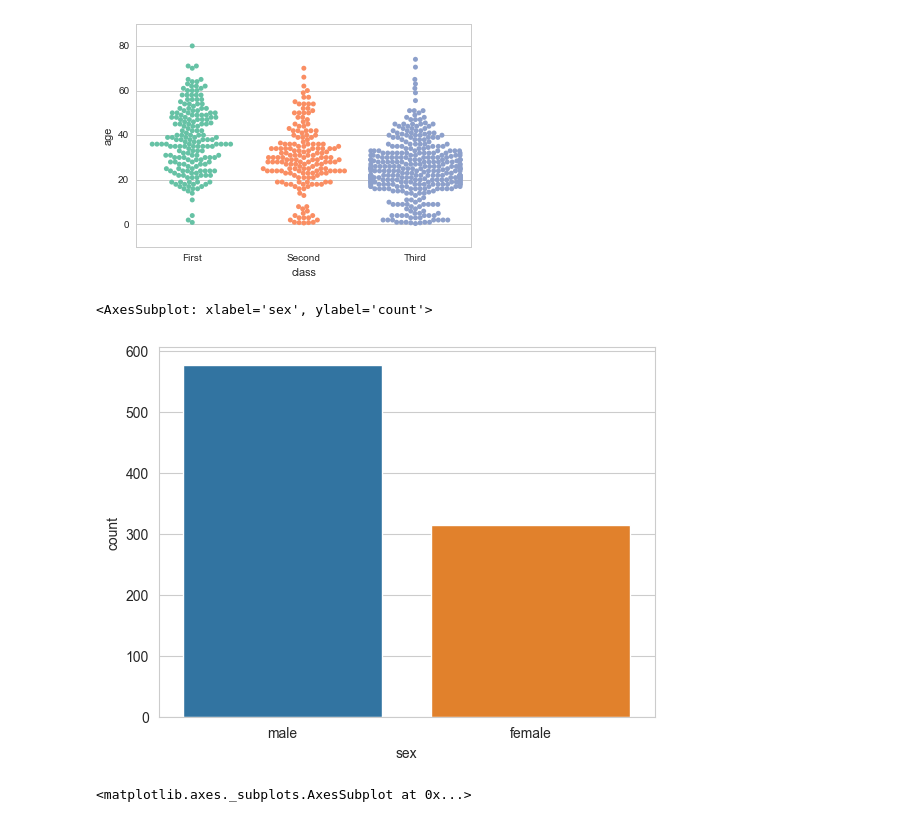
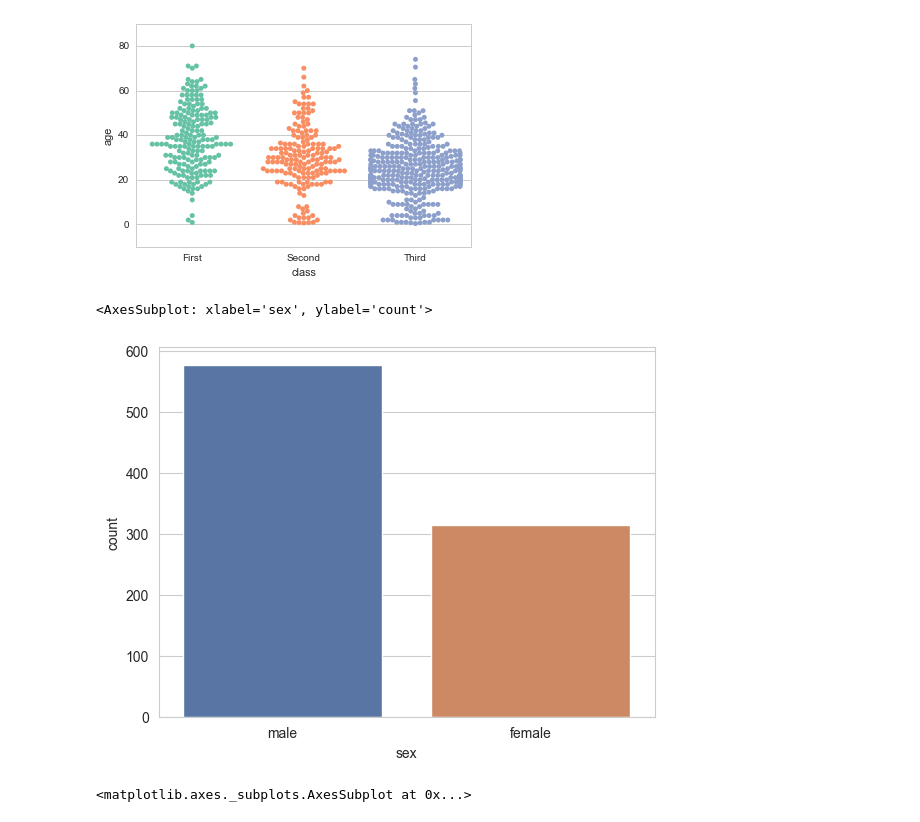
Before and after one commit to e-atom/IntroToDataScience, a Jupyter notebook: 04-Data Visualisation Basics/07-Seaborn Exercises.ipynb, the cells around one changed output. Cells and saved outputs as stored; diff of their text form; code cells hidden in the pictures.

```diff
--- a/04-Data Visualisation Basics/07-Seaborn Exercises.ipynb
+++ b/04-Data Visualisation Basics/07-Seaborn Exercises.ipynb
@@ -70,10 +70,10 @@ sns.swarmplot(data=titanic, x='class',y='age', hue='class')
 <matplotlib.axes._subplots.AxesSubplot at 0x...>
 [figure]
 # %%
-sns.countplot(data=titanic,x='sex')
+sns.countplot(data=titanic,x='sex',palette='deep')
 # %% [output]
 <AxesSubplot: xlabel='sex', ylabel='count'>
-[figure, old version]
+[figure, new version]
 # %%
 # %% [output]
 <matplotlib.axes._subplots.AxesSubplot at 0x...>
```
Also changed, not shown: 3 other files.
